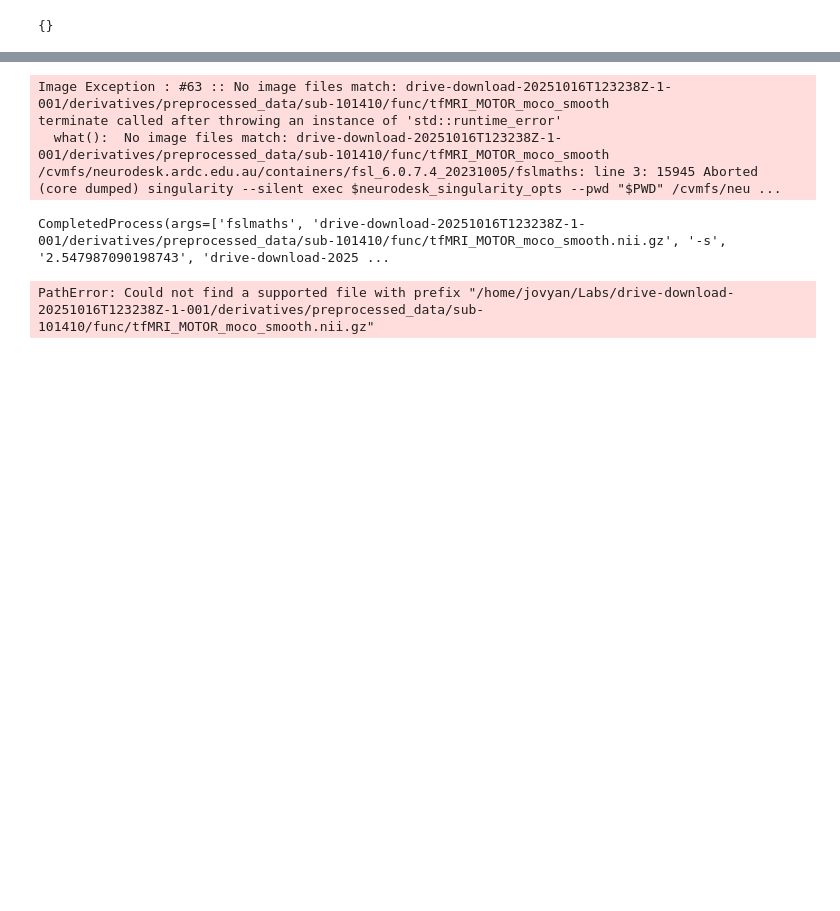
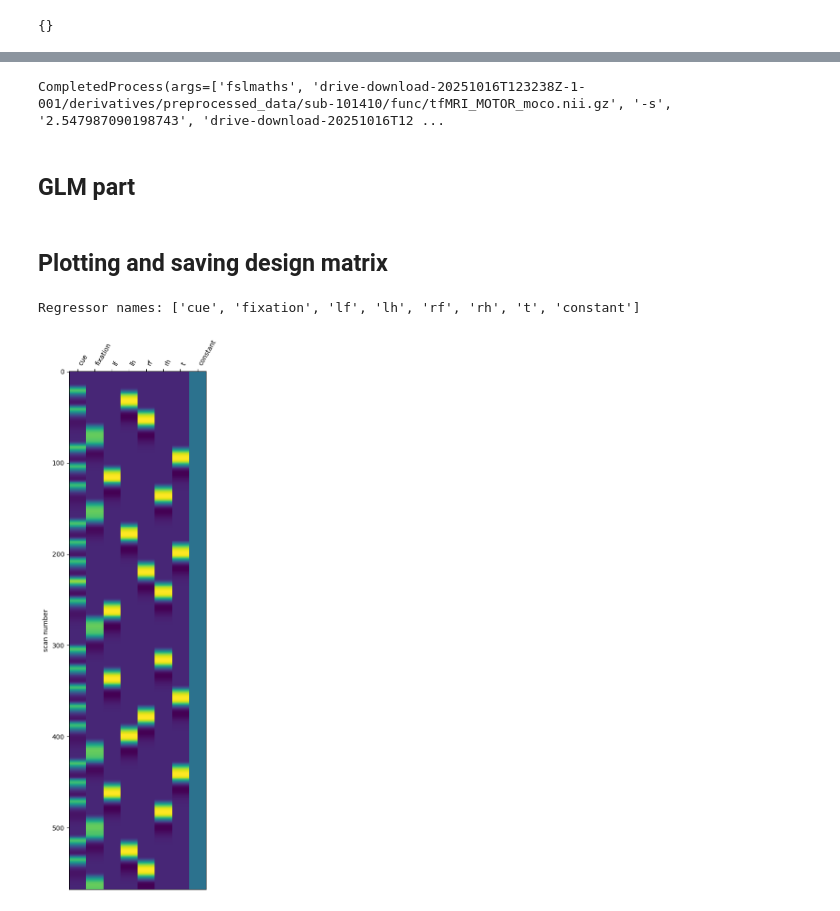
Before and after one commit to bintaDouk/NSSP-Mini-Project-1, a Jupyter notebook: Mini-Project1.ipynb, the cells around one changed output, grey strips where cells are left out. Cells and saved outputs as stored; diff of their text form; code cells hidden in the pictures; blank space fills up the shorter version.

```diff
--- a/Mini-Project1.ipynb
+++ b/Mini-Project1.ipynb
@@ -302,8 +292,8 @@ fsleyesDisplay.displayCtx.getOpts(fsleyesDisplay.overlayList[3]).cmap = 'Blue'
 import nibabel as nib
 from nilearn.image import concat_imgs
 
-LR_run_path = op.join(bids_root, 'fMRI', 'tfMRI_MOTOR_RL', 'tfMRI_MOTOR_RL.nii')
-RL_run_path = op.join(bids_root, 'fMRI', 'tfMRI_MOTOR_LR', 'tfMRI_MOTOR_LR.nii')
+LR_run_path = op.join(bids_root, 'fMRI', 'tfMRI_MOTOR_LR', 'tfMRI_MOTOR_LR.nii')
+RL_run_path = op.join(bids_root, 'fMRI', 'tfMRI_MOTOR_RL', 'tfMRI_MOTOR_RL.nii')
 
 LR_img = nib.load(LR_run_path)
 RL_img = nib.load(RL_run_path)
@@ -418,17 +414,13 @@ plt.show()
 # Gaussian Smoothing
 input_path = op.join(preproc_root, 'sub-101410', 'func', 'tfMRI_MOTOR_moco.nii.gz')
 output_path = op.join(preproc_root, 'sub-101410', 'func', 'tfMRI_MOTOR_moco_smooth.nii.gz')
-cmd = 'fslmaths {} -s {} {}_smoothed-6mm'.format(output_path, 6/2.3548, output_path)
-subprocess.run(['fslmaths',output_path, '-s', str(6/2.3548), '{}_smoothed-6mm'.format(output_path)])
+cmd = 'fslmaths {} -s {} {}'.format(input_path, 6/2.3548, output_path)
+subprocess.run(['fslmaths',input_path, '-s', str(6/2.3548), '{}'.format(output_path)])
 # %% [output]
-Image Exception : #63 :: No image files match: drive-download-20251016T123238Z-1-001/derivatives/preprocessed_data/sub-101410/func/tfMRI_MOTOR_moco_smooth
-terminate called after throwing an instance of 'std::runtime_error'
-  what():  No image files match: drive-download-20251016T123238Z-1-001/derivatives/preprocessed_data/sub-101410/func/tfMRI_MOTOR_moco_smooth
-/cvmfs/neurodesk.ardc.edu.au/containers/fsl_6.0.7.4_20231005/fslmaths: line 3: 15945 Aborted                 (core dumped) singularity --silent exec $neurodesk_singularity_opts --pwd "$PWD" /cvmfs/neu ...
+CompletedProcess(args=['fslmaths', 'drive-download-20251016T123238Z-1-001/derivatives/preprocessed_data/sub-101410/func/tfMRI_MOTOR_moco.nii.gz', '-s', '2.547987090198743', 'drive-download-20251016T12 ...
-CompletedProcess(args=['fslmaths', 'drive-download-20251016T123238Z-1-001/derivatives/preprocessed_data/sub-101410/func/tfMRI_MOTOR_moco_smooth.nii.gz', '-s', '2.547987090198743', 'drive-download-2025 ...
 # %%
 fsleyesDisplay.resetOverlays()
-fsleyesDisplay.load(path_original_data)
+#fsleyesDisplay.load(path_original_data)
 fsleyesDisplay.load(output_path)
-# %% [output]
-PathError: Could not find a supported file with prefix "/home/jovyan/Labs/drive-download-20251016T123238Z-1-001/derivatives/preprocessed_data/sub-101410/func/tfMRI_MOTOR_moco_smooth.nii.gz"
+# %% [markdown]
+## GLM part
@@ -434,0 +475,15 @@ PathError: Could not find a supported file with prefix "/home/jovyan/Labs/drive-
+# %% [markdown]
+## Plotting and saving design matrix
+# %%
+
+fig, ax = plt.subplots(figsize=(4, 12))
+plot_design_matrix(design_matrix, ax=ax)
+# Save the plot
+save_path = op.join(preproc_root, 'sub-101410', 'func', 'design_matrix_plot.png')
+fig.savefig(save_path, bbox_inches='tight', dpi=300)
+# Get regressor names from the design matrix
+regressor_names = fmri_glm.design_matrices_[0].columns.tolist()
+print("Regressor names:", regressor_names)
+# %% [output]
+Regressor names: ['cue', 'fixation', 'lf', 'lh', 'rf', 'rh', 't', 'constant']
+[figure, added]
```
Also changed, not shown: parts of 34 cells of this notebook.
